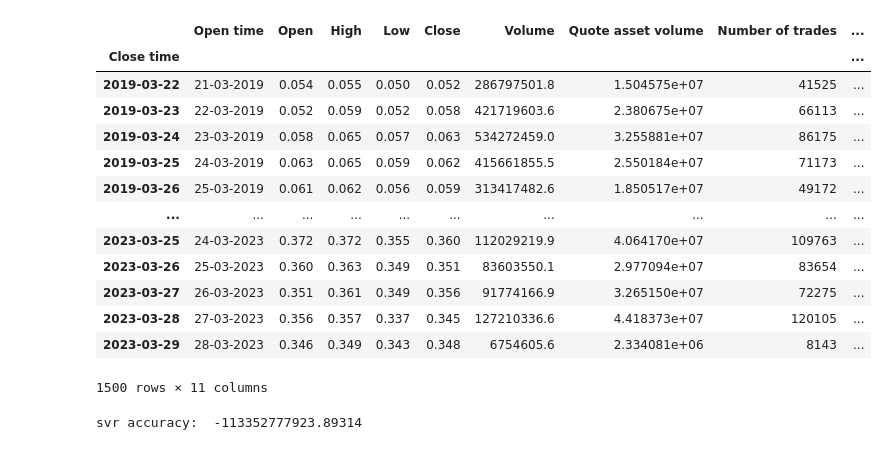
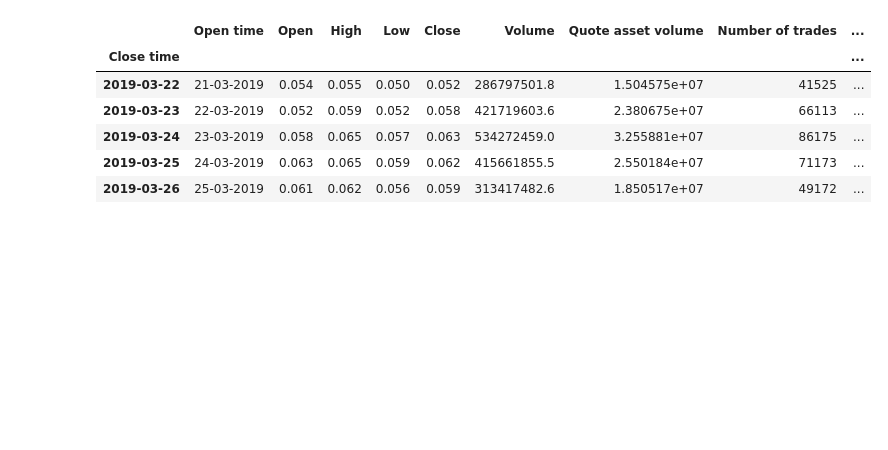
Before and after one commit to hoapham2k2/IS403.N21.HTTT_Nhom6, a Jupyter notebook: SVR.ipynb, the cells around one changed output. Saved outputs shown, nothing was run; the diff lists cells and outputs as text; code cells hidden in the pictures; blank space fills up the shorter version.

```diff
--- a/SVR.ipynb
+++ b/SVR.ipynb
@@ -18,23 +18,17 @@ def convert_date(s):
 df['Close time']=df['Close time'].apply(convert_date)
 # %%
 #Sắp xếp close time theo thứ tự tăng dần
-#chuyển cột close date thành index cho dataframe
+#chuyển cột close time thành index cho dataframe
 #Do là dữ liệu này mang tính time series, Nên index của mỗi dòng nên là thời gian Để đảm bảo tính time series cho dữ liệu
 df=df.set_index('Close time').sort_index()
+
+#in ra 5 dòng đầu tiên của dataframe sau khi đã sắp xếp từ quá khứ đến hiện tại
+df.head()
+# %% [output]
+|  | Open time | Open | High | Low | Close | Volume | Quote asset volume | Number of trades | ... |
+| Close time |  |  |  |  |  |  |  |  | ... |
+| 2019-03-22 | 21-03-2019 | 0.054 | 0.055 | 0.050 | 0.052 | 286797501.8 | 1.504575e+07 | 41525 | ... |
+| 2019-03-23 | 22-03-2019 | 0.052 | 0.059 | 0.052 | 0.058 | 421719603.6 | 2.380675e+07 | 66113 | ... |
+| 2019-03-24 | 23-03-2019 | 0.058 | 0.065 | 0.057 | 0.063 | 534272459.0 | 3.255881e+07 | 86175 | ... |
+| 2019-03-25 | 24-03-2019 | 0.063 | 0.065 | 0.059 | 0.062 | 415661855.5 | 2.550184e+07 | 71173 | ... |
+| 2019-03-26 | 25-03-2019 | 0.061 | 0.062 | 0.056 | 0.059 | 313417482.6 | 1.850517e+07 | 49172 | ... |
-# %%
-df
-# %% [output]
-|  | Open time | Open | High | Low | Close | Volume | Quote asset volume | Number of trades | ... |
-| Close time |  |  |  |  |  |  |  |  | ... |
-| 2019-03-22 | 21-03-2019 | 0.054 | 0.055 | 0.050 | 0.052 | 286797501.8 | 1.504575e+07 | 41525 | ... |
-| 2019-03-23 | 22-03-2019 | 0.052 | 0.059 | 0.052 | 0.058 | 421719603.6 | 2.380675e+07 | 66113 | ... |
-| 2019-03-24 | 23-03-2019 | 0.058 | 0.065 | 0.057 | 0.063 | 534272459.0 | 3.255881e+07 | 86175 | ... |
-| 2019-03-25 | 24-03-2019 | 0.063 | 0.065 | 0.059 | 0.062 | 415661855.5 | 2.550184e+07 | 71173 | ... |
-| 2019-03-26 | 25-03-2019 | 0.061 | 0.062 | 0.056 | 0.059 | 313417482.6 | 1.850517e+07 | 49172 | ... |
-| ... | ... | ... | ... | ... | ... | ... | ... | ... | ... |
-| 2023-03-25 | 24-03-2023 | 0.372 | 0.372 | 0.355 | 0.360 | 112029219.9 | 4.064170e+07 | 109763 | ... |
-| 2023-03-26 | 25-03-2023 | 0.360 | 0.363 | 0.349 | 0.351 | 83603550.1 | 2.977094e+07 | 83654 | ... |
-| 2023-03-27 | 26-03-2023 | 0.351 | 0.361 | 0.349 | 0.356 | 91774166.9 | 3.265150e+07 | 72275 | ... |
-| 2023-03-28 | 27-03-2023 | 0.356 | 0.357 | 0.337 | 0.345 | 127210336.6 | 4.418373e+07 | 120105 | ... |
-| 2023-03-29 | 28-03-2023 | 0.346 | 0.349 | 0.343 | 0.348 | 6754605.6 | 2.334081e+06 | 8143 | ... |
-1500 rows × 11 columns
@@ -62,8 +34,0 @@ X_predict_scaled = scaler.transform(X_predict)
-# %%
-# Khởi tạo model SVR với C = 1.0, kernel là 'linear'
-svr = SVR(C=100.0, kernel='linear')
-svr.fit(X_train_scaled, y_train)
-svr_rbf_confidence = svr.score(X_test, y_test)
-print('svr accuracy: ', svr_rbf_confidence)
-# %% [output]
-svr accuracy:  -113352777923.89314
```
Also changed, not shown: parts of 30 cells of this notebook.
